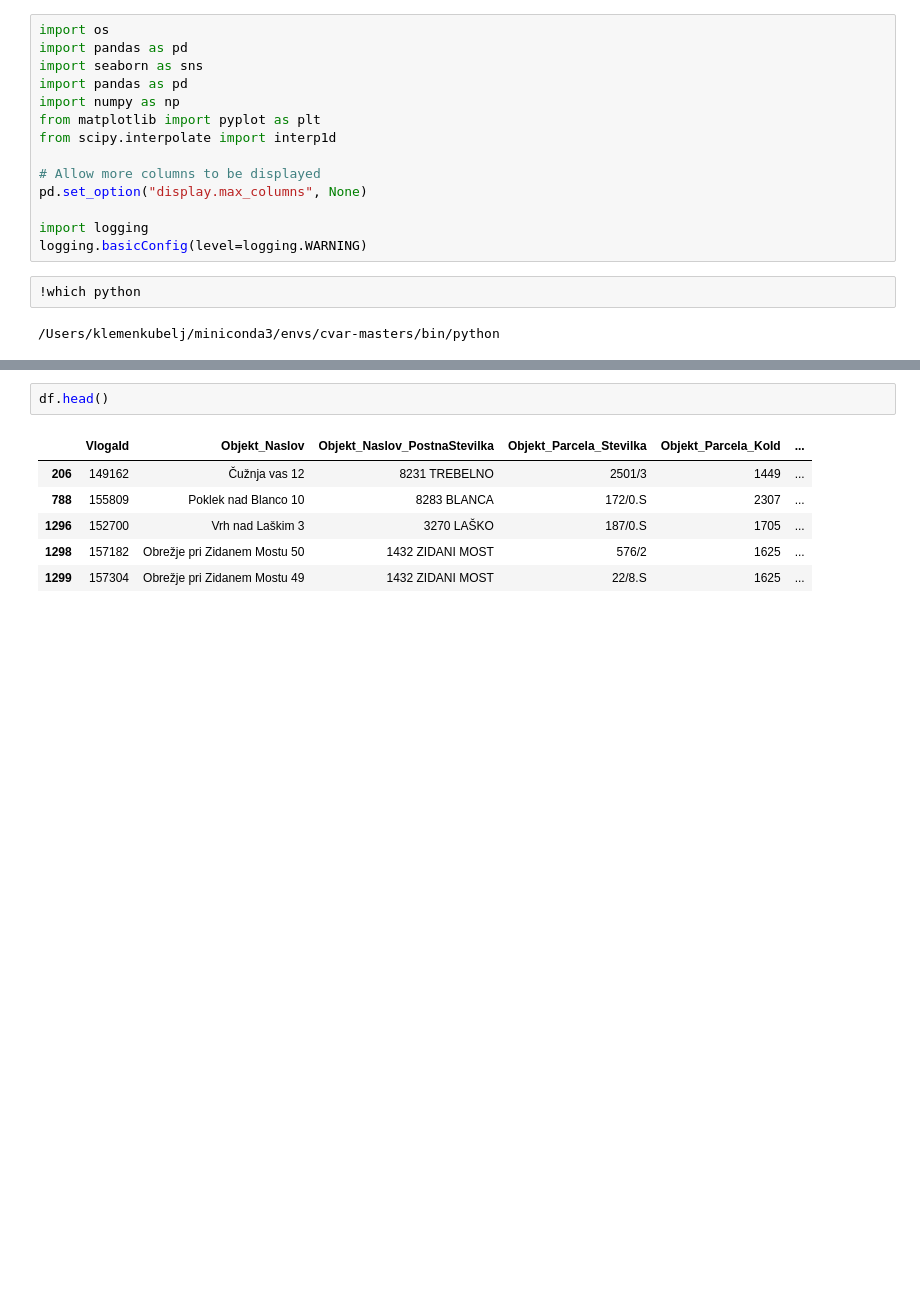
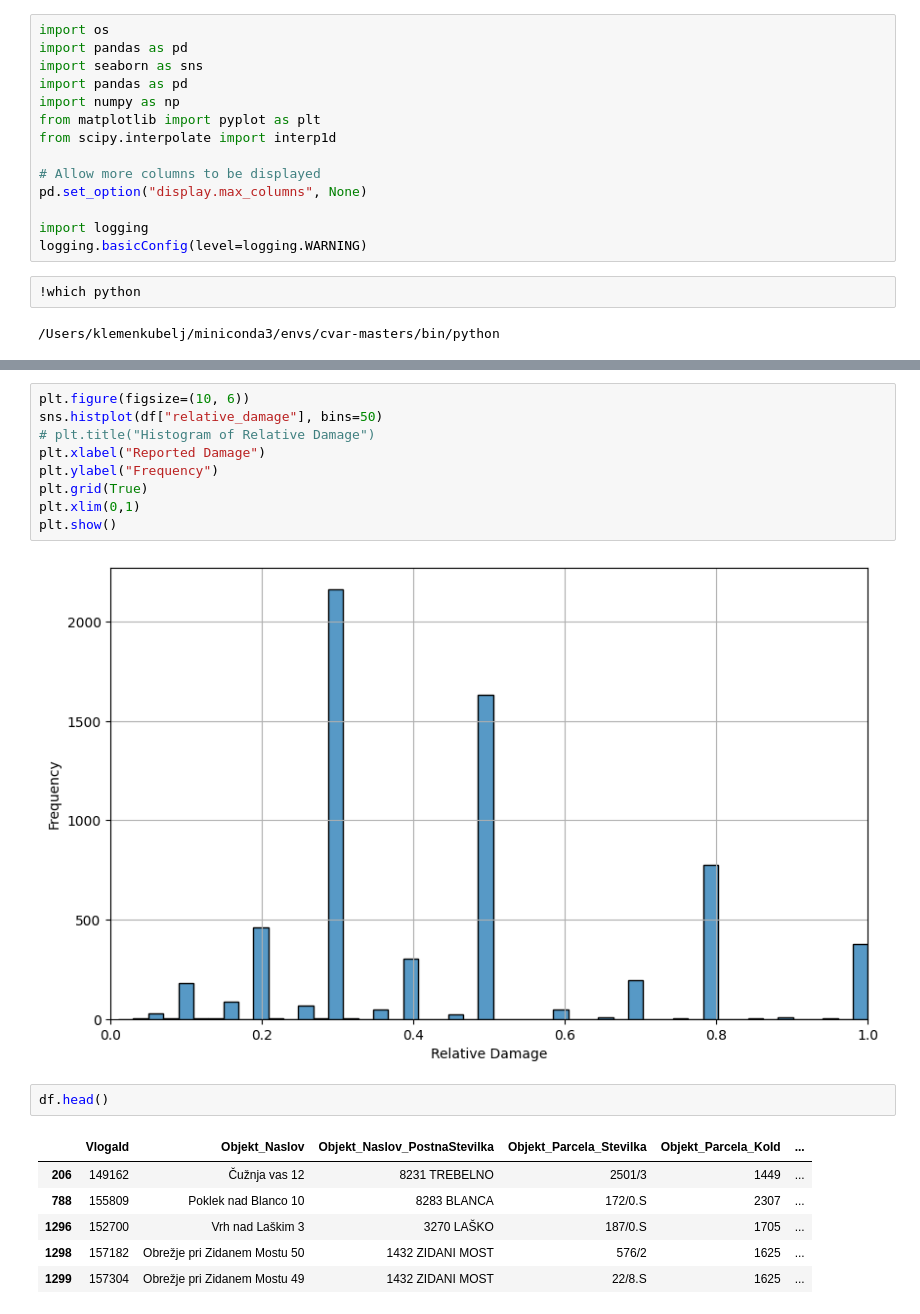
Before and after one commit to KubeljK/cvar-masters, a Jupyter notebook: notebooks/010-kk-compare-damage-functions.ipynb, the cells around one changed output, grey strips where cells are left out. Saved outputs shown, nothing was run; the diff lists cells and outputs as text; blank space fills up the shorter version.

```diff
--- a/notebooks/010-kk-compare-damage-functions.ipynb
+++ b/notebooks/010-kk-compare-damage-functions.ipynb
@@ -33,4 +45,15 @@ Original shape: (20040, 18)
 After filtering: (6440, 20)
+# %%
+plt.figure(figsize=(10, 6))
+sns.histplot(df["relative_damage"], bins=50)
+# plt.title("Histogram of Relative Damage")
+plt.xlabel("Reported Damage")
+plt.ylabel("Frequency")
+plt.grid(True)
+plt.xlim(0,1)
+plt.show()
+# %% [output]
+[figure, added]
 # %%
 df.head()
 # %% [output]
```
Also changed, not shown: parts of 6 cells of this notebook, 2 other files.
